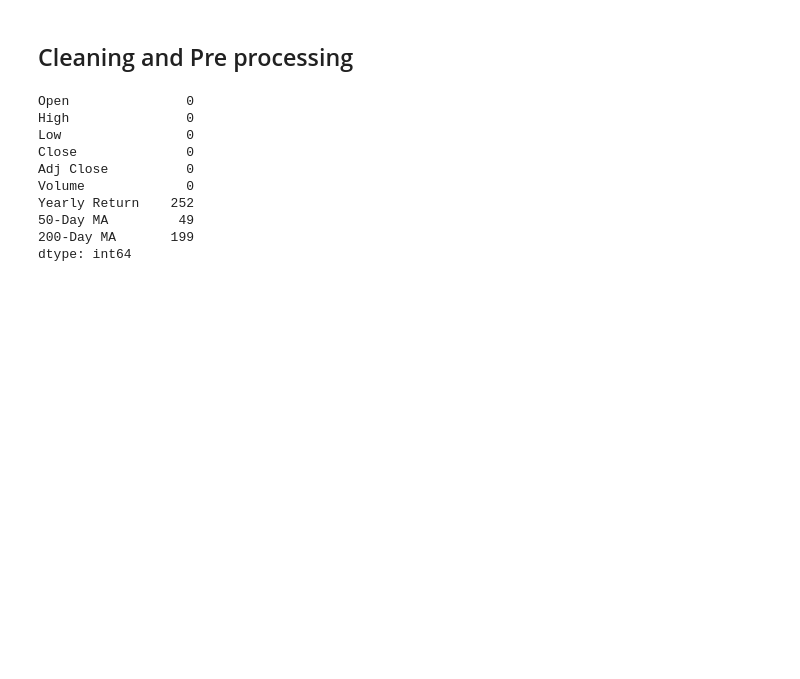
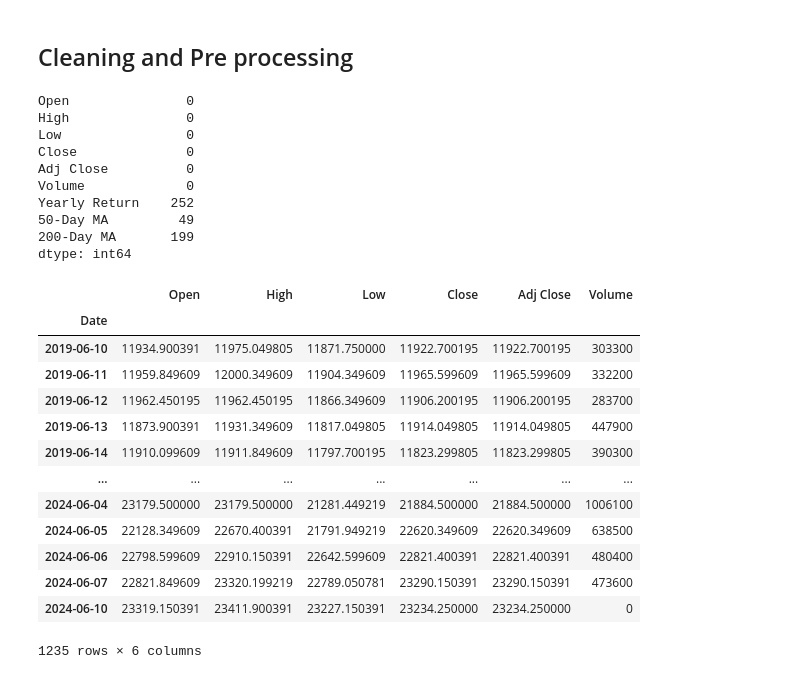
Before and after one commit to Partha-Guntur/BiLSTM-Stock-Market-Analysis, a Jupyter notebook: nifty50-analysis.ipynb, the cells around one changed output. Cells and saved outputs as stored; diff of their text form; code cells hidden in the pictures; blank space fills up the shorter version.

```diff
--- a/nifty50-analysis.ipynb
+++ b/nifty50-analysis.ipynb
@@ -65,6 +65,22 @@ Yearly Return    252
 50-Day MA         49
 200-Day MA       199
 dtype: int64
-# %%
-nifty50_data['50-Day MA'] = nifty50_data['50-Day MA'].dropna(inplace=True)
-nifty50_data['200-Day MA'] = nifty50_data['200-Day MA'].dropna(inplace=True)
+# %%
+nifty50_data = nifty50_data.drop(columns=['50-Day MA', '200-Day MA', 'Yearly Return'])
+# %%
+nifty50_data
+# %% [output]
+|  | Open | High | Low | Close | Adj Close | Volume |
+| Date |  |  |  |  |  |  |
+| 2019-06-10 | 11934.900391 | 11975.049805 | 11871.750000 | 11922.700195 | 11922.700195 | 303300 |
+| 2019-06-11 | 11959.849609 | 12000.349609 | 11904.349609 | 11965.599609 | 11965.599609 | 332200 |
+| 2019-06-12 | 11962.450195 | 11962.450195 | 11866.349609 | 11906.200195 | 11906.200195 | 283700 |
+| 2019-06-13 | 11873.900391 | 11931.349609 | 11817.049805 | 11914.049805 | 11914.049805 | 447900 |
+| 2019-06-14 | 11910.099609 | 11911.849609 | 11797.700195 | 11823.299805 | 11823.299805 | 390300 |
+| ... | ... | ... | ... | ... | ... | ... |
+| 2024-06-04 | 23179.500000 | 23179.500000 | 21281.449219 | 21884.500000 | 21884.500000 | 1006100 |
+| 2024-06-05 | 22128.349609 | 22670.400391 | 21791.949219 | 22620.349609 | 22620.349609 | 638500 |
+| 2024-06-06 | 22798.599609 | 22910.150391 | 22642.599609 | 22821.400391 | 22821.400391 | 480400 |
+| 2024-06-07 | 22821.849609 | 23320.199219 | 22789.050781 | 23290.150391 | 23290.150391 | 473600 |
+| 2024-06-10 | 23319.150391 | 23411.900391 | 23227.150391 | 23234.250000 | 23234.250000 | 0 |
+1235 rows × 6 columns
```
Also changed, not shown: parts of 2 cells of this notebook.
